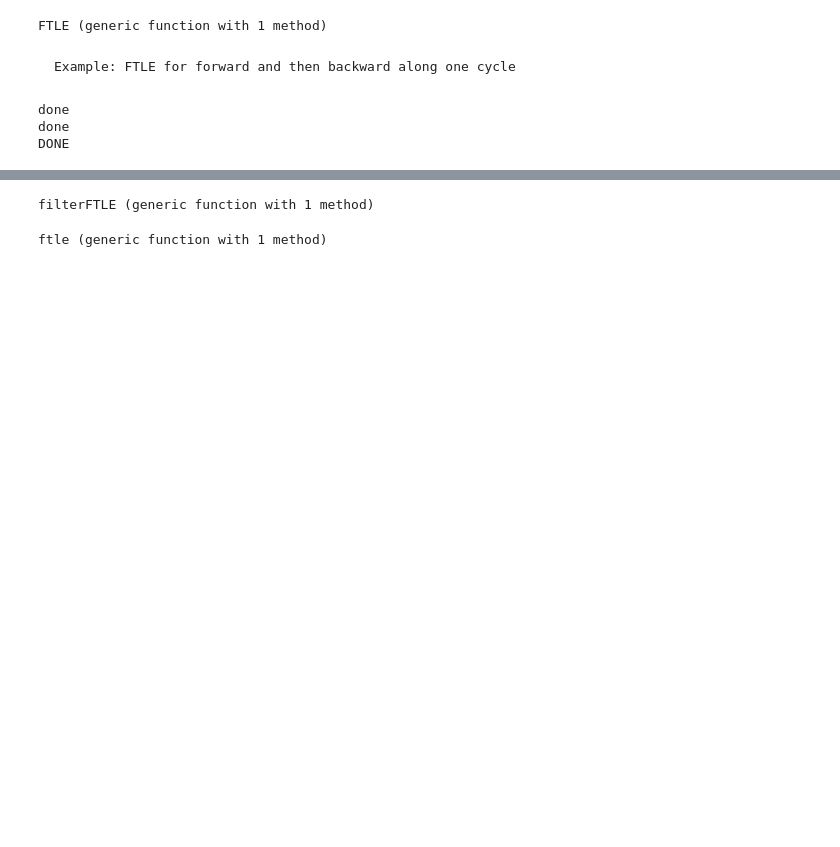
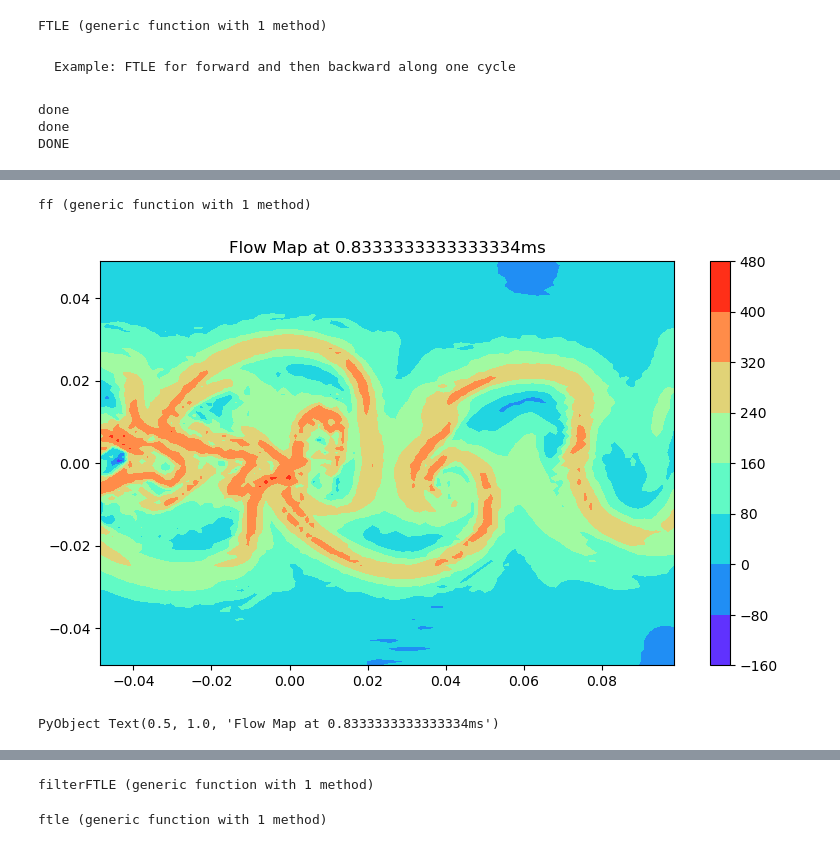
Before and after one commit to jjserdo/FTLE_JJ, a Jupyter notebook: Yuanhang-FTLE_JJ.ipynb, the cells around one changed output, grey strips where cells are left out. Saved outputs shown, nothing was run; the diff lists cells and outputs as text; code cells hidden in the pictures; blank space fills up the shorter version.

```diff
--- a/Yuanhang-FTLE_JJ.ipynb
+++ b/Yuanhang-FTLE_JJ.ipynb
@@ -361,0 +351,17 @@ end
+# %%
+function ff(field, tstep)
+    x = field[1,1,:,:]
+    y = field[2,1,:,:]
+    z = field[3,tstep,:,:]
+    fig, ax = subplots(figsize=(9.25,5.25))
+    cm = ax.contourf(x,y,z,cmap=ColorMap("rainbow"))
+    fig.colorbar(cm)
+    title("Flow Map at "*string((tstep-1)*tstep_delta+tstep_start) *"ms")
+end
+# %% [output]
+ff (generic function with 1 method)
+# %%
+ff(p, 101)
+# %% [output]
+[figure, added]
+PyObject Text(0.5, 1.0, 'Flow Map at 0.8333333333333334ms')
```
Also changed, not shown: parts of 12 cells of this notebook.
